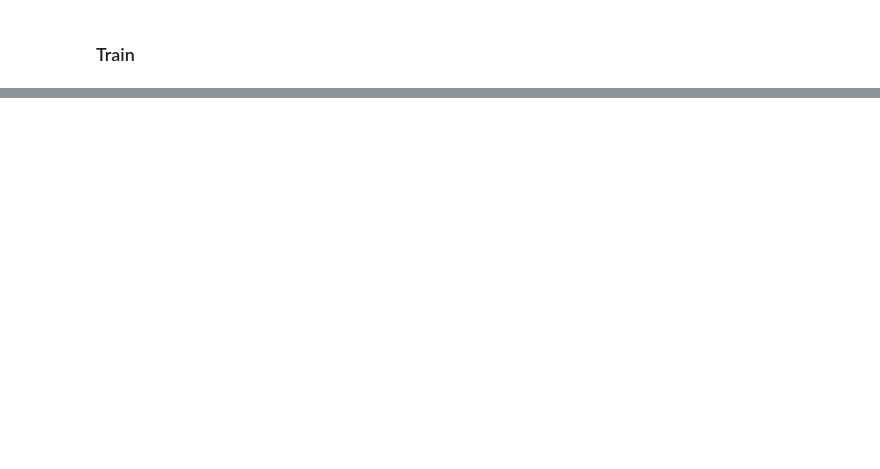
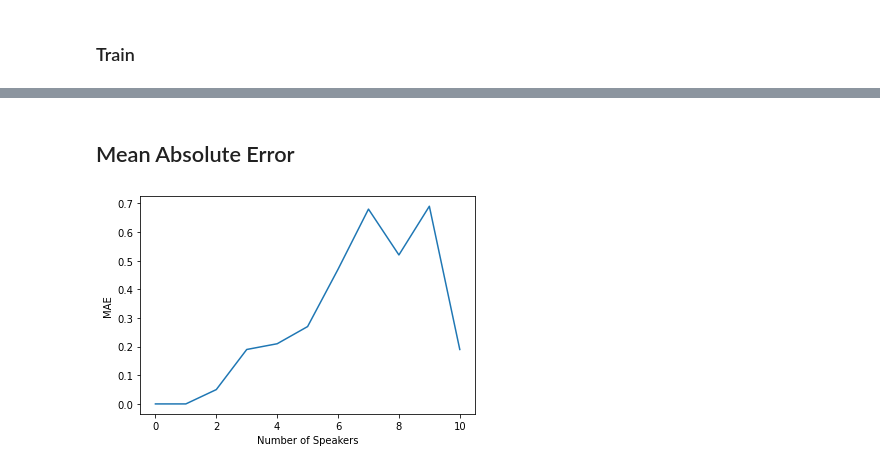
Before and after one commit to marlousnijman/ASR-speaker-estimation, a Jupyter notebook: src/pipeline.ipynb, the cells around one changed output, grey strips where cells are left out. Drawn from its saved outputs; the diff is of its cells as text; code cells hidden in the pictures; blank space fills up the shorter version.

```diff
--- a/src/pipeline.ipynb
+++ b/src/pipeline.ipynb
@@ -185,0 +270,17 @@ model.save_weights(os.path.join(MODEL_DIR, 'final_weights.h5'))
+# %% [markdown]
+## Mean Absolute Error
+# %%
+if test:
+    mae_scores = []
+    for i in range(max_k+1):
+        mae = mean_absolute_error(true[true == i], pred[true == i])
+        mae_scores.append(mae)
+# %%
+if test:
+    plt.plot(mae_scores)
+    plt.xlabel("Number of Speakers")
+    plt.ylabel("MAE")
+    plt.savefig(os.path.join(IMAGE_DIR, "mae.png"))
+    plt.show()
+# %% [output]
+[figure, added]
```
Also changed, not shown: parts of 29 cells of this notebook, 2 other files.
